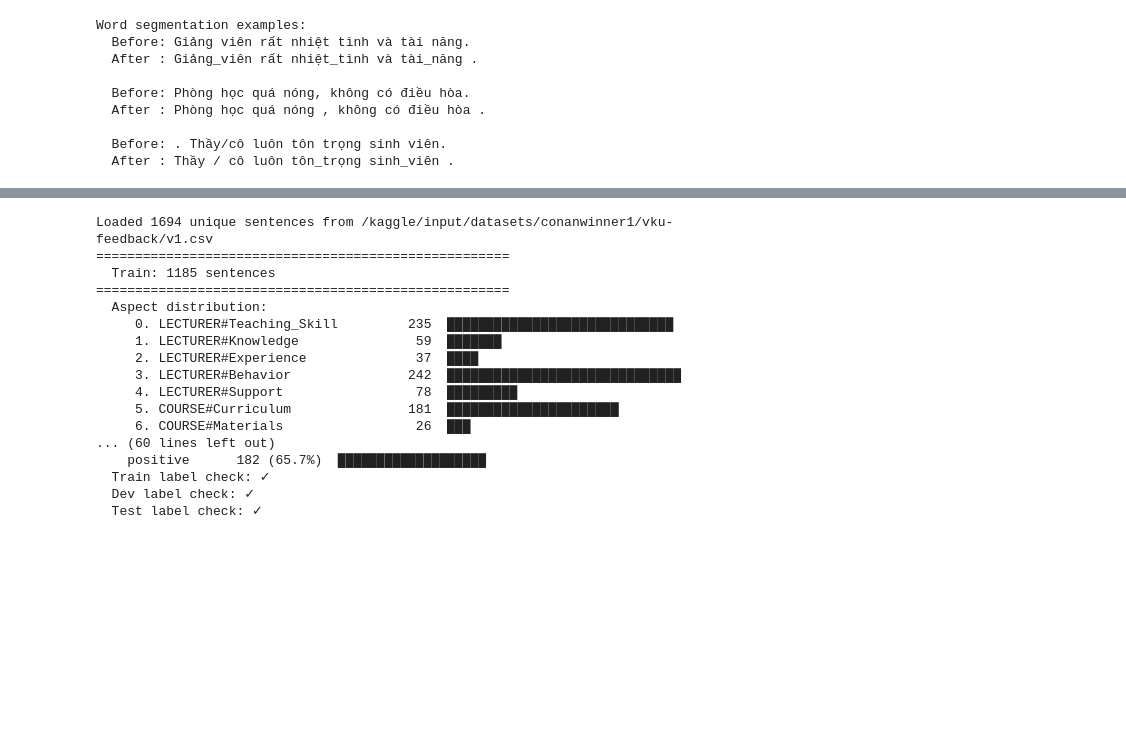
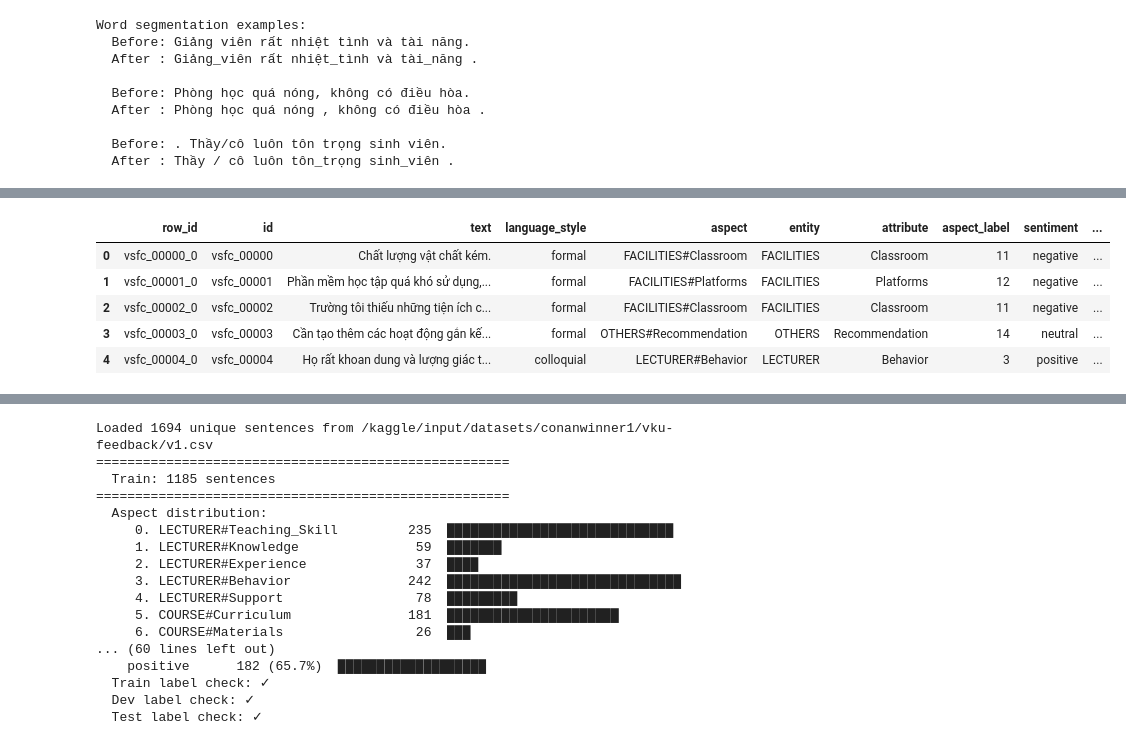
Before and after one commit to conanWinner/VKU_LAB_SENTIMENT, a Jupyter notebook: Final/phobert_multitask.ipynb, the cells around one changed output, grey strips where cells are left out. Drawn from its saved outputs; the diff is of its cells as text; code cells hidden in the pictures; blank space fills up the shorter version.

```diff
--- a/Final/phobert_multitask.ipynb
+++ b/Final/phobert_multitask.ipynb
@@ -153,0 +175,9 @@ Word segmentation examples:
+# %%
+df.head()
+# %% [output]
+|  | row_id | id | text | language_style | aspect | entity | attribute | aspect_label | sentiment | ... |
+| 0 | vsfc_00000_0 | vsfc_00000 | Chất lượng vật chất kém. | formal | FACILITIES#Classroom | FACILITIES | Classroom | 11 | negative | ... |
+| 1 | vsfc_00001_0 | vsfc_00001 | Phần mềm học tập quá khó sử dụng,... | formal | FACILITIES#Platforms | FACILITIES | Platforms | 12 | negative | ... |
+| 2 | vsfc_00002_0 | vsfc_00002 | Trường tôi thiếu những tiện ích c... | formal | FACILITIES#Classroom | FACILITIES | Classroom | 11 | negative | ... |
+| 3 | vsfc_00003_0 | vsfc_00003 | Cần tạo thêm các hoạt động gắn kế... | formal | OTHERS#Recommendation | OTHERS | Recommendation | 14 | neutral | ... |
+| 4 | vsfc_00004_0 | vsfc_00004 | Họ rất khoan dung và lượng giác t... | colloquial | LECTURER#Behavior | LECTURER | Behavior | 3 | positive | ... |
```
Also changed, not shown: parts of 13 cells of this notebook.
